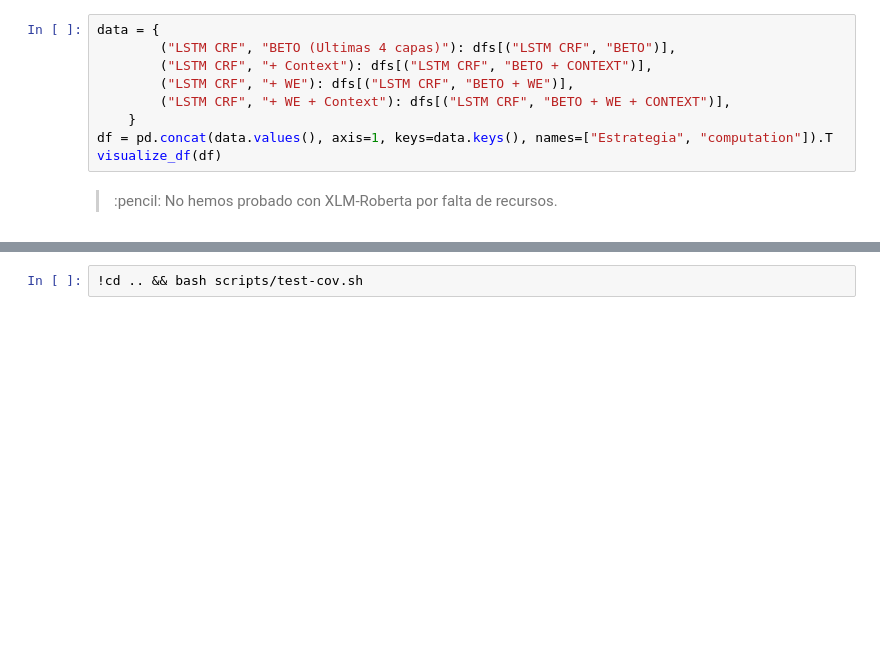
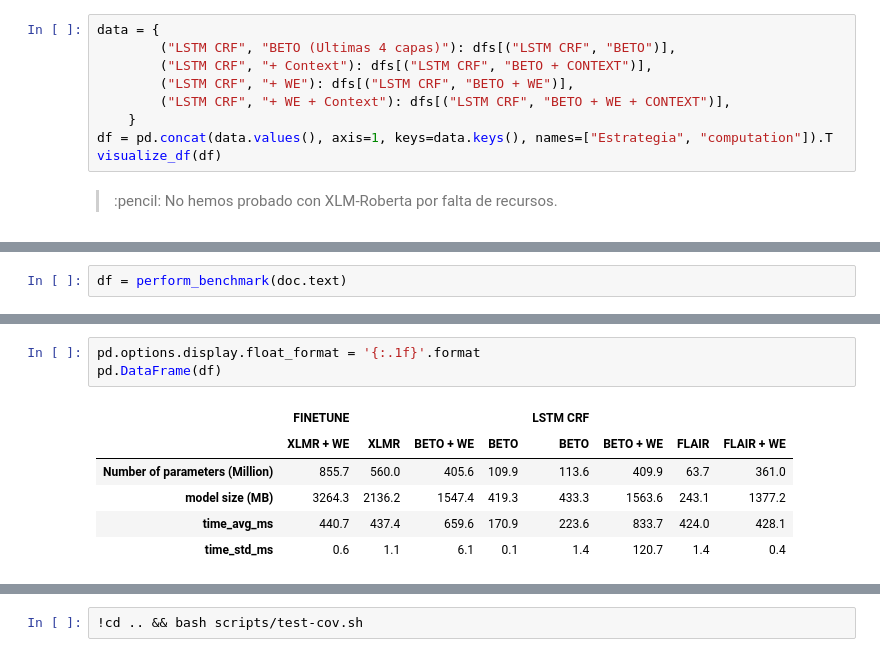
Before and after one commit to GuiGel/MedDocAn, a Jupyter notebook: presentation/cdti.ipynb, the cells around one changed output, grey strips where cells are left out. Drawn from its saved outputs; the diff is of its cells as text; blank space fills up the shorter version.

```diff
--- a/presentation/cdti.ipynb
+++ b/presentation/cdti.ipynb
@@ -1018,0 +1066,2 @@ visualize_df(df)
+# %%
+df = perform_benchmark(doc.text)
@@ -1018,0 +1086,10 @@ visualize_df(df)
+# %%
+pd.options.display.float_format = '{:.1f}'.format
+pd.DataFrame(df)
+# %% [output]
+|  | FINETUNE |  |  |  | LSTM CRF |  |  |  |
+|  | XLMR + WE | XLMR | BETO + WE | BETO | BETO | BETO + WE | FLAIR | FLAIR + WE |
+| Number of parameters (Million) | 855.7 | 560.0 | 405.6 | 109.9 | 113.6 | 409.9 | 63.7 | 361.0 |
+| model size (MB) | 3264.3 | 2136.2 | 1547.4 | 419.3 | 433.3 | 1563.6 | 243.1 | 1377.2 |
+| time_avg_ms | 440.7 | 437.4 | 659.6 | 170.9 | 223.6 | 833.7 | 424.0 | 428.1 |
+| time_std_ms | 0.6 | 1.1 | 6.1 | 0.1 | 1.4 | 120.7 | 1.4 | 0.4 |
```
Also changed, not shown: parts of 43 cells of this notebook, 2 other files.
